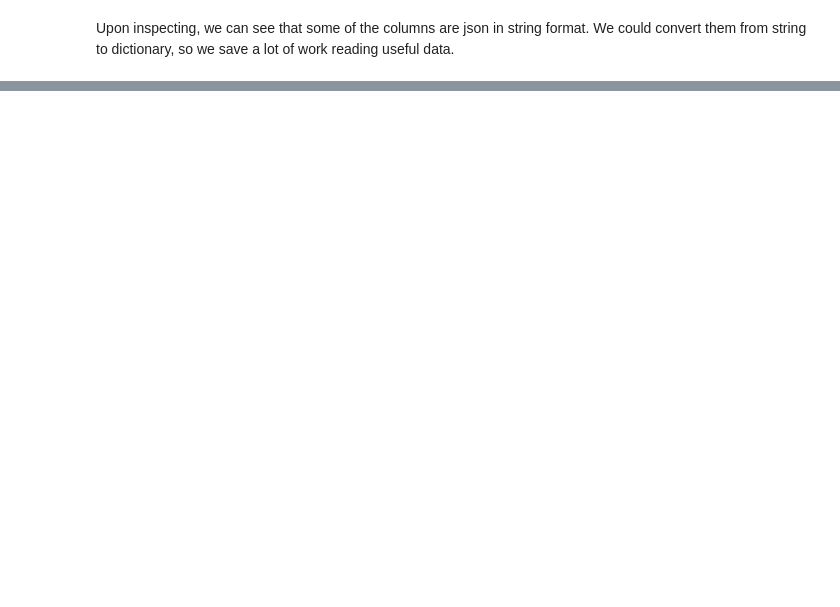
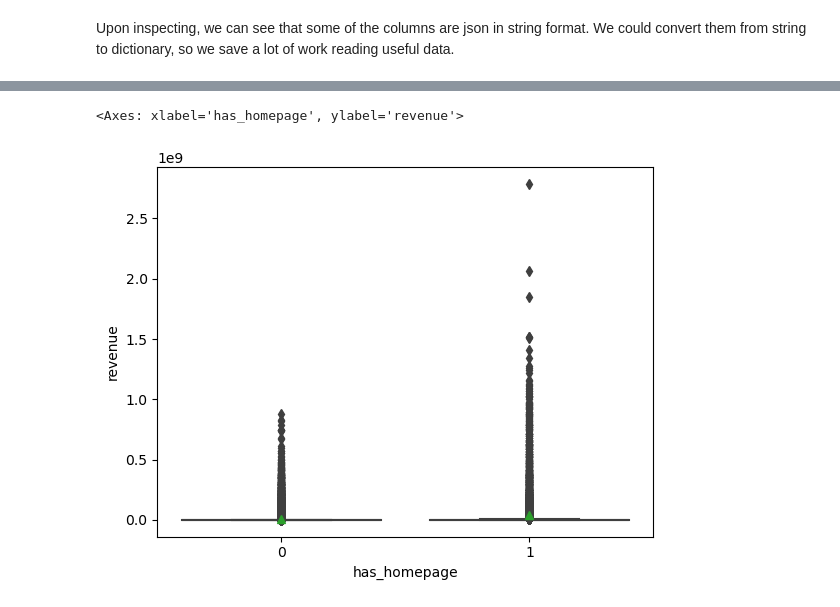
Before and after one commit to tianhew0121/Movie_Rating_Prediction_with_Movielens_dataset, a Jupyter notebook: data_inspection.ipynb, the cells around one changed output, grey strips where cells are left out. Drawn from its saved outputs; the diff is of its cells as text; code cells hidden in the pictures; blank space fills up the shorter version.

```diff
--- a/data_inspection.ipynb
+++ b/data_inspection.ipynb
@@ -219,0 +168,5 @@ memory usage: 10.3+ MB
+# %%
+sns.boxplot(x='has_homepage', y='revenue', data=full_data, showmeans=True)
+# %% [output]
+<Axes: xlabel='has_homepage', ylabel='revenue'>
+[figure, added]
```
Also changed, not shown: parts of 20 cells of this notebook.
